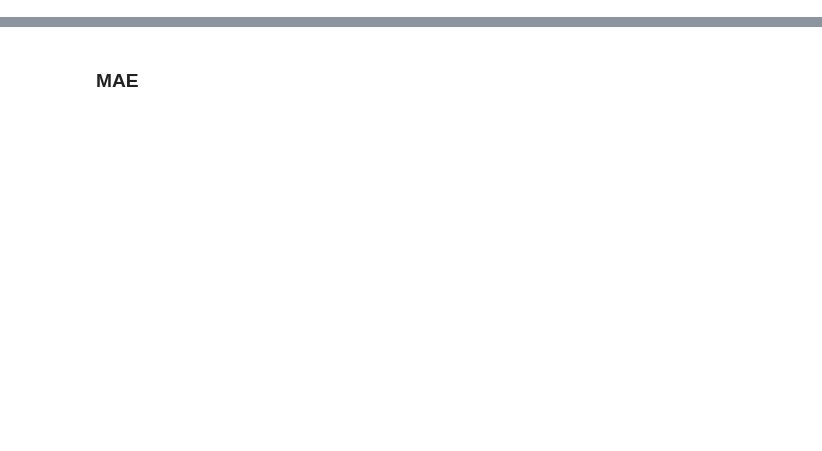
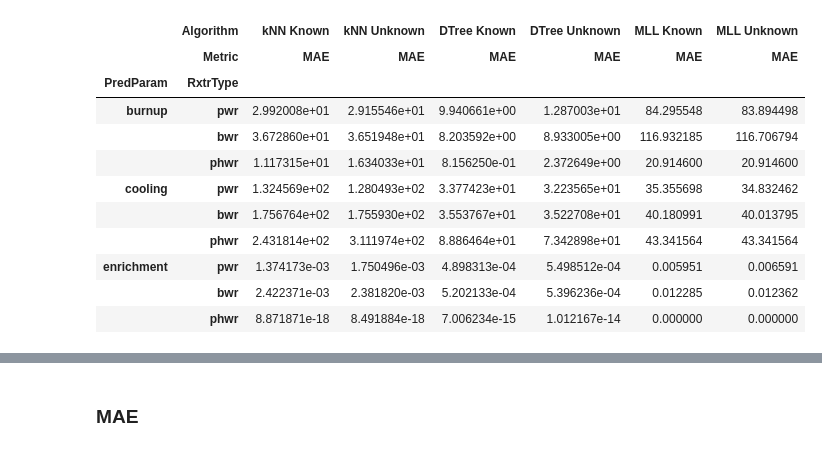
Before and after one commit to opotowsky/process_results, a Jupyter notebook: rxtr-type_mll_scikit_compare.ipynb, the cells around one changed output, grey strips where cells are left out. Drawn from its saved outputs; the diff is of its cells as text; code cells hidden in the pictures; blank space fills up the shorter version.

```diff
--- a/rxtr-type_mll_scikit_compare.ipynb
+++ b/rxtr-type_mll_scikit_compare.ipynb
@@ -33,0 +89,17 @@ df
+# %%
+l = ['kNN Known', 'kNN Unknown', 'DTree Known', 'DTree Unknown',  'MLL Known',  'MLL Unknown']
+df.loc[:, (l, 'MAE')]
+#print(df.to_string())
+# %% [output]
+|  | Algorithm | kNN Known | kNN Unknown | DTree Known | DTree Unknown | MLL Known | MLL Unknown |
+|  | Metric | MAE | MAE | MAE | MAE | MAE | MAE |
+| PredParam | RxtrType |  |  |  |  |  |  |
+| burnup | pwr | 2.992008e+01 | 2.915546e+01 | 9.940661e+00 | 1.287003e+01 | 84.295548 | 83.894498 |
+|  | bwr | 3.672860e+01 | 3.651948e+01 | 8.203592e+00 | 8.933005e+00 | 116.932185 | 116.706794 |
+|  | phwr | 1.117315e+01 | 1.634033e+01 | 8.156250e-01 | 2.372649e+00 | 20.914600 | 20.914600 |
+| cooling | pwr | 1.324569e+02 | 1.280493e+02 | 3.377423e+01 | 3.223565e+01 | 35.355698 | 34.832462 |
+|  | bwr | 1.756764e+02 | 1.755930e+02 | 3.553767e+01 | 3.522708e+01 | 40.180991 | 40.013795 |
+|  | phwr | 2.431814e+02 | 3.111974e+02 | 8.886464e+01 | 7.342898e+01 | 43.341564 | 43.341564 |
+| enrichment | pwr | 1.374173e-03 | 1.750496e-03 | 4.898313e-04 | 5.498512e-04 | 0.005951 | 0.006591 |
+|  | bwr | 2.422371e-03 | 2.381820e-03 | 5.202133e-04 | 5.396236e-04 | 0.012285 | 0.012362 |
+|  | phwr | 8.871871e-18 | 8.491884e-18 | 7.006234e-15 | 1.012167e-14 | 0.000000 | 0.000000 |
```
Also changed, not shown: parts of 8 cells of this notebook.
